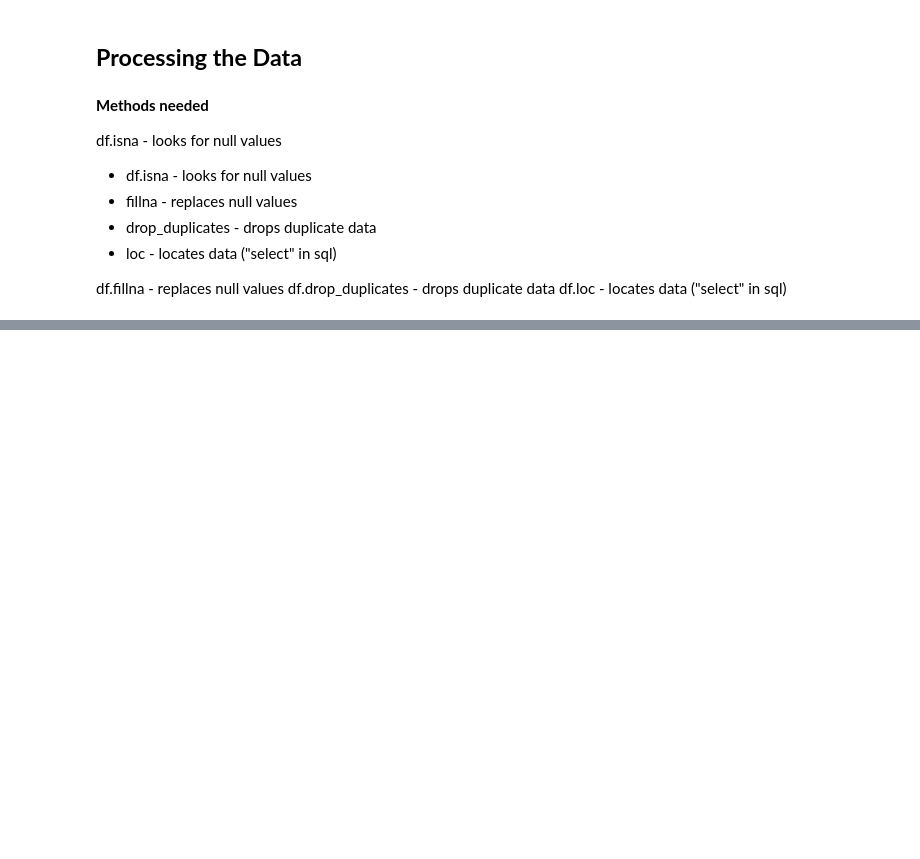
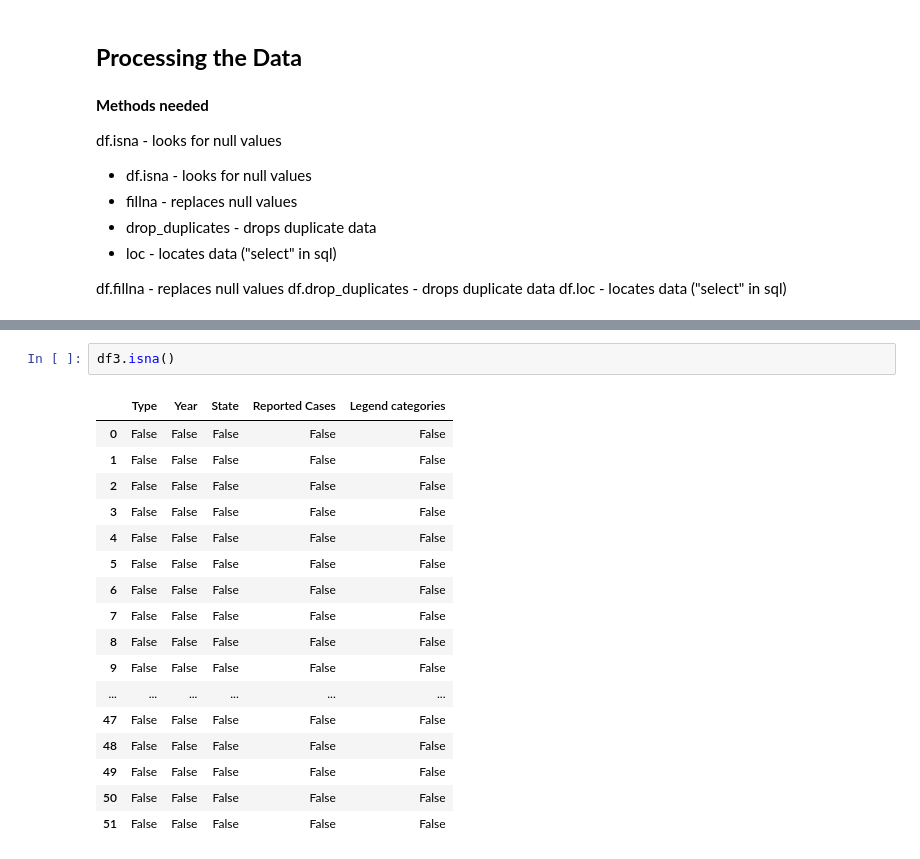
Before and after one commit to lcmortech/data_science, a Jupyter notebook: other_projects/westnile.ipynb, the cells around one changed output, grey strips where cells are left out. Cells and saved outputs as stored; diff of their text form; blank space fills up the shorter version.

Commit message:
checked for null vals in all dataframes

```diff
--- a/other_projects/westnile.ipynb
+++ b/other_projects/westnile.ipynb
@@ -250,0 +278,20 @@ df.loc - locates data ("select" in sql)
+# %%
+df3.isna()
+# %% [output]
+|  | Type | Year | State | Reported Cases | Legend categories |
+| 0 | False | False | False | False | False |
+| 1 | False | False | False | False | False |
+| 2 | False | False | False | False | False |
+| 3 | False | False | False | False | False |
+| 4 | False | False | False | False | False |
+| 5 | False | False | False | False | False |
+| 6 | False | False | False | False | False |
+| 7 | False | False | False | False | False |
+| 8 | False | False | False | False | False |
+| 9 | False | False | False | False | False |
+| ... | ... | ... | ... | ... | ... |
+| 47 | False | False | False | False | False |
+| 48 | False | False | False | False | False |
+| 49 | False | False | False | False | False |
+| 50 | False | False | False | False | False |
+| 51 | False | False | False | False | False |
```
Also changed, not shown: parts of 5 cells of this notebook.
